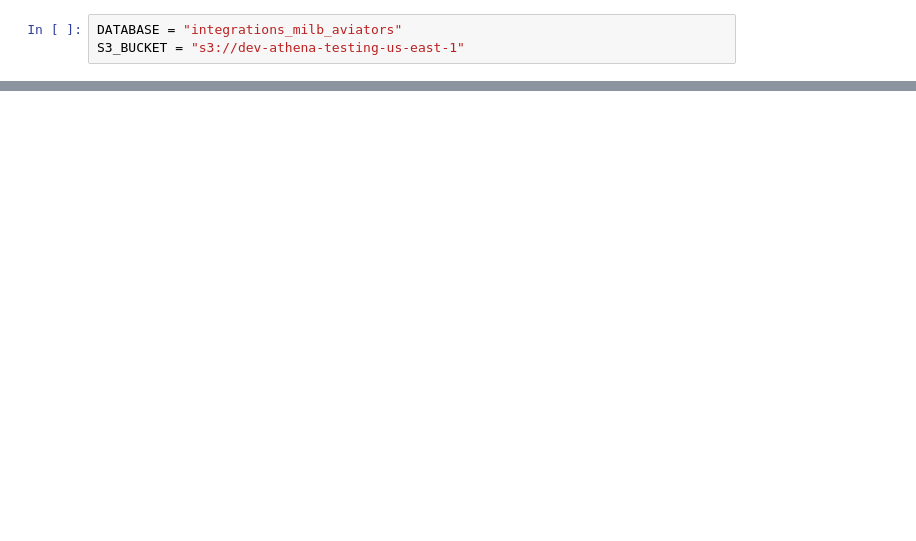
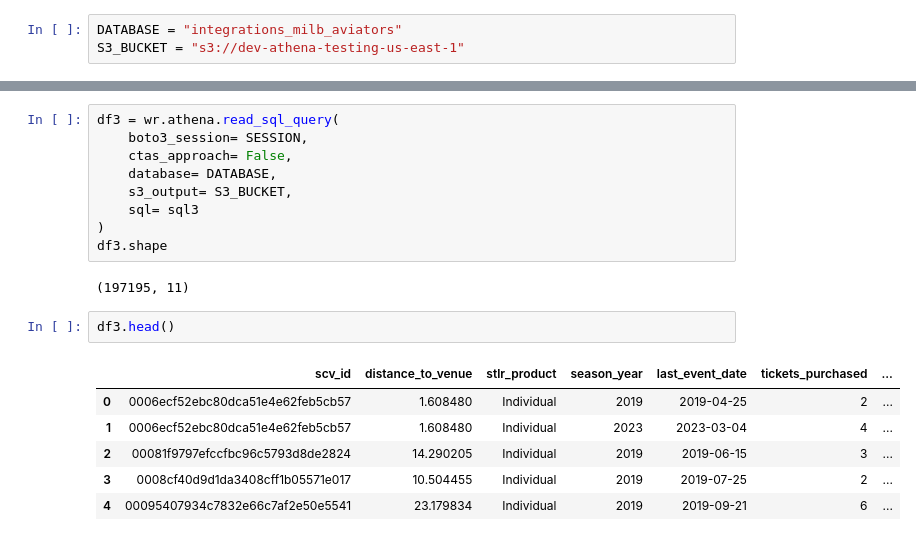
Before and after one commit to ryankazmerik/data-sci, a Jupyter notebook: sandbox/ryan sandbox/Athena Workbench.ipynb, the cells around one changed output, grey strips where cells are left out. Drawn from its saved outputs; the diff is of its cells as text; blank space fills up the shorter version.

Commit message:
Yizhao query v1 working

```diff
--- a/sandbox/ryan sandbox/Athena Workbench.ipynb
+++ b/sandbox/ryan sandbox/Athena Workbench.ipynb
@@ -59,0 +116,20 @@ df2
+# %%
+df3 = wr.athena.read_sql_query(
+    boto3_session= SESSION,
+    ctas_approach= False,
+    database= DATABASE,
+    s3_output= S3_BUCKET,
+    sql= sql3
+)
+df3.shape
+# %% [output]
+(197195, 11)
+# %%
+df3.head()
+# %% [output]
+|  | scv_id | distance_to_venue | stlr_product | season_year | last_event_date | tickets_purchased | ... |
+| 0 | 0006ecf52ebc80dca51e4e62feb5cb57 | 1.608480 | Individual | 2019 | 2019-04-25 | 2 | ... |
+| 1 | 0006ecf52ebc80dca51e4e62feb5cb57 | 1.608480 | Individual | 2023 | 2023-03-04 | 4 | ... |
+| 2 | 00081f9797efccfbc96c5793d8de2824 | 14.290205 | Individual | 2019 | 2019-06-15 | 3 | ... |
+| 3 | 0008cf40d9d1da3408cff1b05571e017 | 10.504455 | Individual | 2019 | 2019-07-25 | 2 | ... |
+| 4 | 00095407934c7832e66c7af2e50e5541 | 23.179834 | Individual | 2019 | 2019-09-21 | 6 | ... |
```
Also changed, not shown: parts of 4 cells of this notebook.
